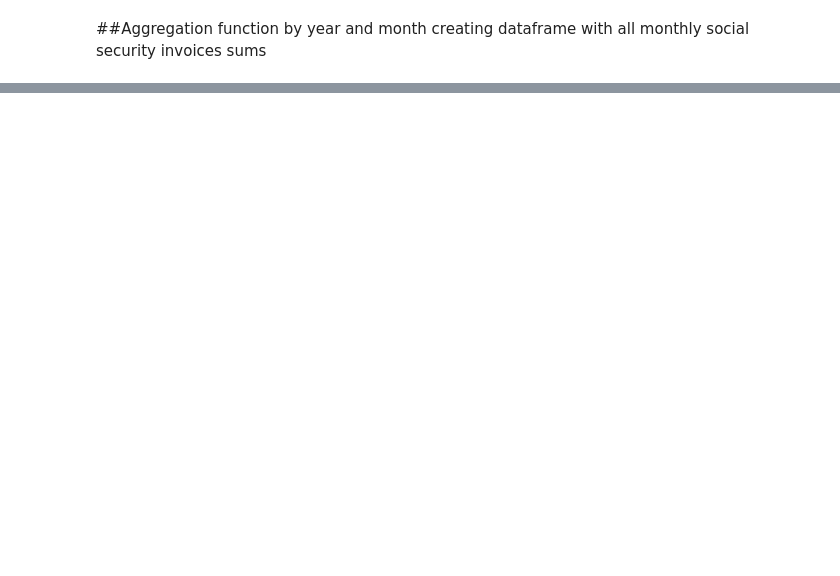
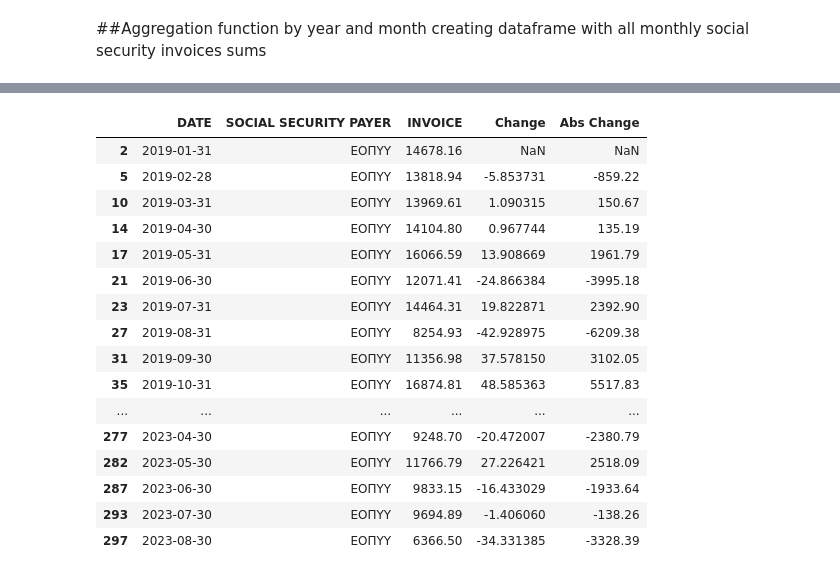
Before and after one commit to tasosnikitakis/Data_Science_Notebooks, a Jupyter notebook: pharmacy_social_security_invoices_analysis.ipynb, the cells around one changed output, grey strips where cells are left out. Drawn from its saved outputs; the diff is of its cells as text; code cells hidden in the pictures; blank space fills up the shorter version.

```diff
--- a/pharmacy_social_security_invoices_analysis.ipynb
+++ b/pharmacy_social_security_invoices_analysis.ipynb
@@ -95,0 +127,5 @@ KeyError: ignored
+# %%
+year = 2019
+social_security_payer = 'ΕΟΠΥΥ'
+result_df = filter_by_year_payer_monthly_sums(social_security_invoices_df, year, social_security_payer)
+print(result_df)
@@ -95,0 +173,36 @@ KeyError: ignored
+# %%
+def calculate_mom_change(df, social_security_payer):
+    # Filter the dataframe for the specified social security payer
+    filtered_df = df[df['SOCIAL SECURITY PAYER'] == social_security_payer].copy()
+
+    # Calculate the MoM change and absolute change
+    filtered_df['Change'] = filtered_df['INVOICE'].pct_change() * 100
+    filtered_df['Abs Change'] = filtered_df['INVOICE'].diff()
+
+    # Reorder the columns
+    filtered_df = filtered_df[['DATE', 'SOCIAL SECURITY PAYER', 'INVOICE', 'Change', 'Abs Change']]
+
+    return filtered_df
+# %%
+social_security_payer = 'ΕΟΠΥΥ'
+result_df = calculate_mom_change(social_security_invoices_df, social_security_payer)
+# %%
+result_df
+# %% [output]
+|  | DATE | SOCIAL SECURITY PAYER | INVOICE | Change | Abs Change |
+| 2 | 2019-01-31 | ΕΟΠΥΥ | 14678.16 | NaN | NaN |
+| 5 | 2019-02-28 | ΕΟΠΥΥ | 13818.94 | -5.853731 | -859.22 |
+| 10 | 2019-03-31 | ΕΟΠΥΥ | 13969.61 | 1.090315 | 150.67 |
+| 14 | 2019-04-30 | ΕΟΠΥΥ | 14104.80 | 0.967744 | 135.19 |
+| 17 | 2019-05-31 | ΕΟΠΥΥ | 16066.59 | 13.908669 | 1961.79 |
+| 21 | 2019-06-30 | ΕΟΠΥΥ | 12071.41 | -24.866384 | -3995.18 |
+| 23 | 2019-07-31 | ΕΟΠΥΥ | 14464.31 | 19.822871 | 2392.90 |
+| 27 | 2019-08-31 | ΕΟΠΥΥ | 8254.93 | -42.928975 | -6209.38 |
+| 31 | 2019-09-30 | ΕΟΠΥΥ | 11356.98 | 37.578150 | 3102.05 |
+| 35 | 2019-10-31 | ΕΟΠΥΥ | 16874.81 | 48.585363 | 5517.83 |
+| ... | ... | ... | ... | ... | ... |
+| 277 | 2023-04-30 | ΕΟΠΥΥ | 9248.70 | -20.472007 | -2380.79 |
+| 282 | 2023-05-30 | ΕΟΠΥΥ | 11766.79 | 27.226421 | 2518.09 |
+| 287 | 2023-06-30 | ΕΟΠΥΥ | 9833.15 | -16.433029 | -1933.64 |
+| 293 | 2023-07-30 | ΕΟΠΥΥ | 9694.89 | -1.406060 | -138.26 |
+| 297 | 2023-08-30 | ΕΟΠΥΥ | 6366.50 | -34.331385 | -3328.39 |
```
Also changed, not shown: parts of 18 cells of this notebook.
